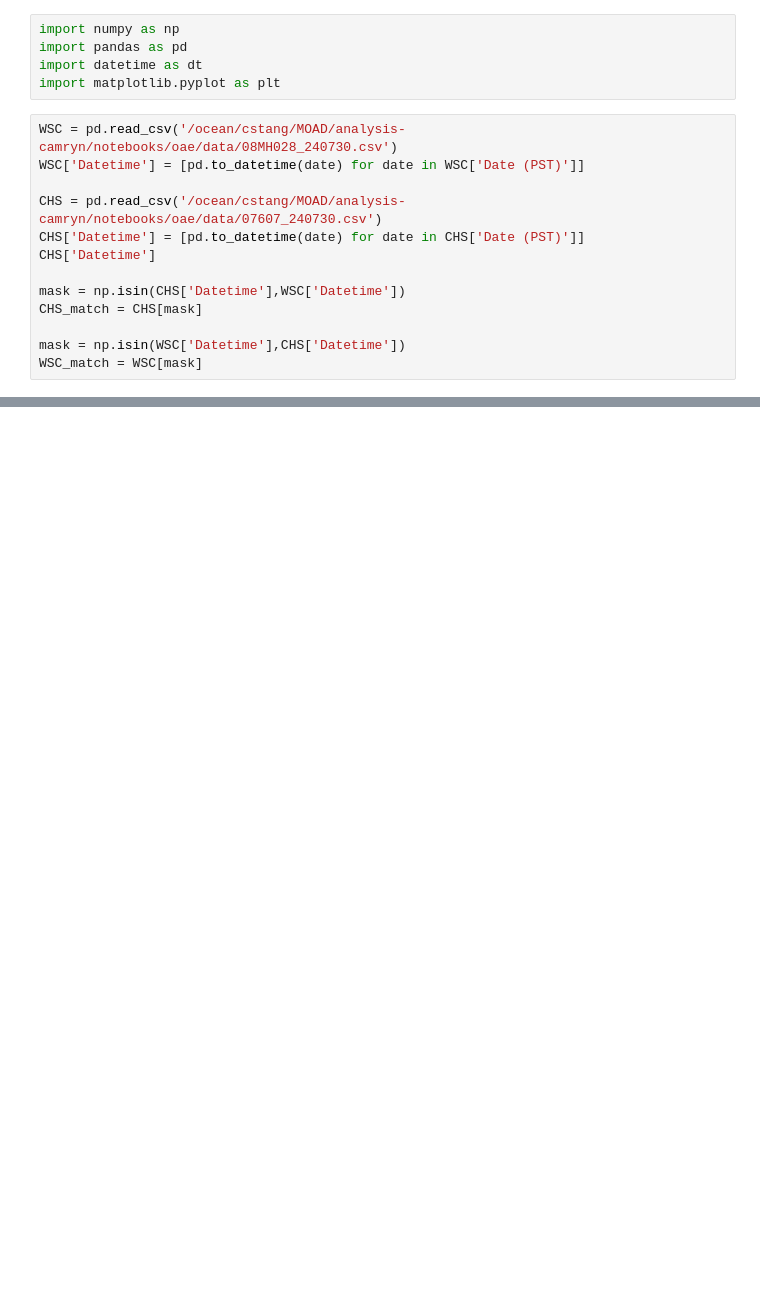
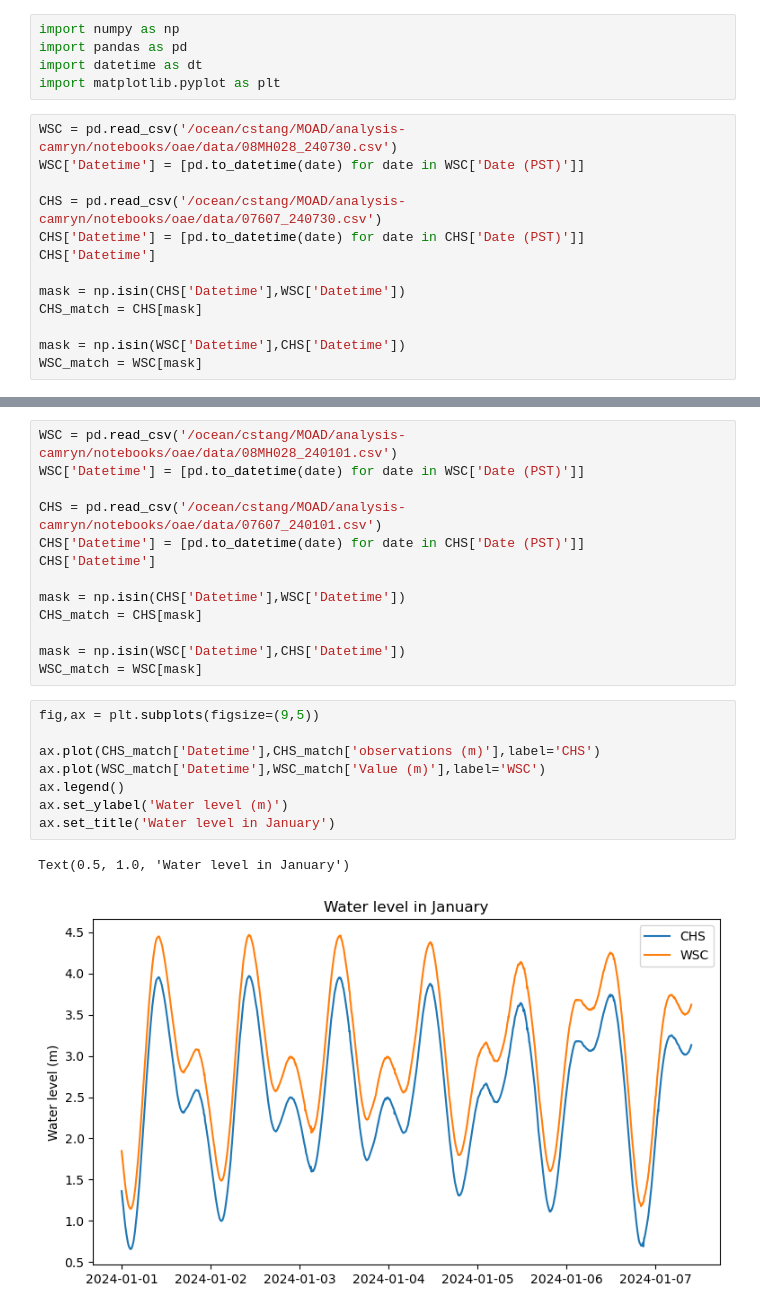
Before and after one commit to SalishSeaCast/analysis-camryn, a Jupyter notebook: notebooks/oae/compare_steveston_wlevel.ipynb, the cells around one changed output, grey strips where cells are left out. Saved outputs shown, nothing was run; the diff lists cells and outputs as text; blank space fills up the shorter version.

```diff
--- a/notebooks/oae/compare_steveston_wlevel.ipynb
+++ b/notebooks/oae/compare_steveston_wlevel.ipynb
@@ -28,0 +30,24 @@ Text(0, 0.5, 'Water level (m)')
+# %%
+WSC = pd.read_csv('/ocean/cstang/MOAD/analysis-camryn/notebooks/oae/data/08MH028_240101.csv')
+WSC['Datetime'] = [pd.to_datetime(date) for date in WSC['Date (PST)']]
+
+CHS = pd.read_csv('/ocean/cstang/MOAD/analysis-camryn/notebooks/oae/data/07607_240101.csv')
+CHS['Datetime'] = [pd.to_datetime(date) for date in CHS['Date (PST)']]
+CHS['Datetime']
+
+mask = np.isin(CHS['Datetime'],WSC['Datetime'])
+CHS_match = CHS[mask]
+
+mask = np.isin(WSC['Datetime'],CHS['Datetime'])
+WSC_match = WSC[mask]
+# %%
+fig,ax = plt.subplots(figsize=(9,5))
+
+ax.plot(CHS_match['Datetime'],CHS_match['observations (m)'],label='CHS')
+ax.plot(WSC_match['Datetime'],WSC_match['Value (m)'],label='WSC')
+ax.legend()
+ax.set_ylabel('Water level (m)')
+ax.set_title('Water level in January')
+# %% [output]
+Text(0.5, 1.0, 'Water level in January')
+[figure, added]
```
Also changed, not shown: parts of 1 cell of this notebook.
